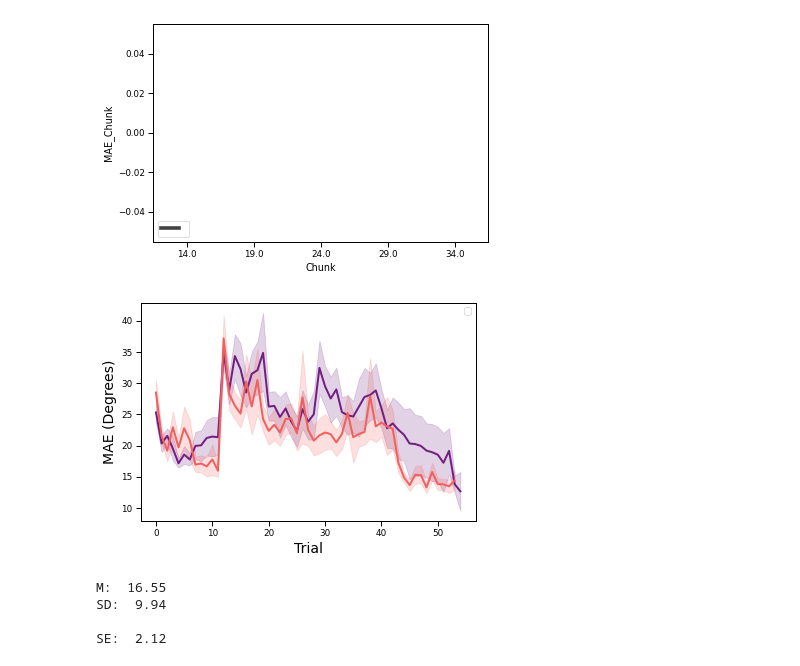
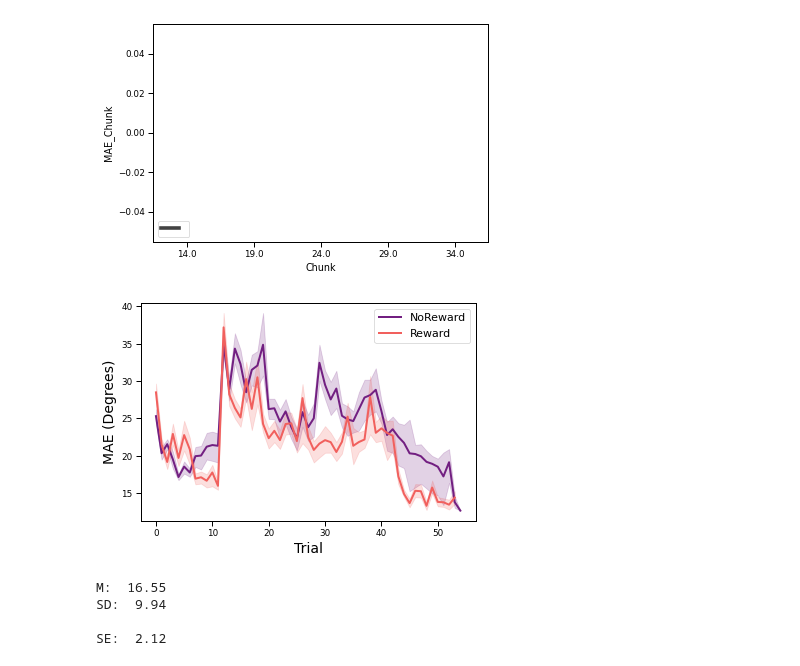
Before and after one commit to DiarKarim/SubEscape, a Jupyter notebook: SubEscape_Data_Analysis/SubEsc_Analysis.ipynb, the cells around one changed output. Cells and saved outputs as stored; diff of their text form; code cells hidden in the pictures.

```diff
--- a/SubEscape_Data_Analysis/SubEsc_Analysis.ipynb
+++ b/SubEscape_Data_Analysis/SubEsc_Analysis.ipynb
@@ -872,15 +872,16 @@ plt.legend([''])
 <matplotlib.legend.Legend at 0x...>
 [figure]
 # %%
-sns.lineplot(x="Trial",y="MeanAbsErr", hue="Group", palette='magma', data=df, ci=68)
+sns.lineplot(x="Trial",y="MeanAbsErr", hue="Group", palette='magma', data=df, ci=45)
 plt.legend("")
 plt.xlabel("Trial", fontsize = 14)
 plt.ylabel("MAE (Degrees)", fontsize = 14)
+plt.legend(['NoReward', 'Reward'], fontsize=11)
 
 plt.savefig(path2Figures + 'MAE_Trials_' + str(time.time())[-1-3:-1] + '_.svg',dpi=600, bbox_inches='tight')
 plt.savefig(path2Figures + 'MAE_Trials_' + str(time.time())[-1-3:-1] + '_.png',dpi=600, bbox_inches='tight')
 # %% [output]
-[figure, old version]
+[figure, new version]
 # %%
 trialMask = df['Trial'] == 52
 print('M: ', np.round(np.nanmean(df[trialMask]['MeanAbsErr']),2))
```
Also changed, not shown: parts of 7 cells of this notebook, 17 other files.
